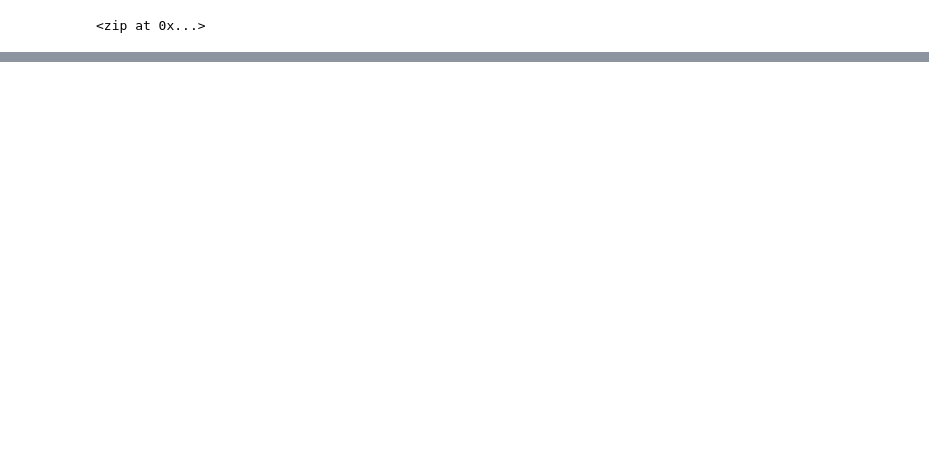
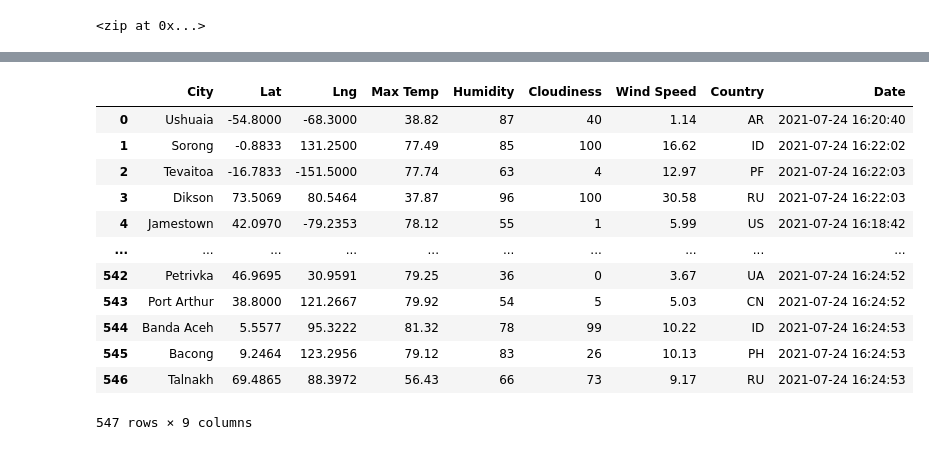
Before and after one commit to ljyoung79/World_Weather_Analysis, a Jupyter notebook: WeatherPy.ipynb, the cells around one changed output, grey strips where cells are left out. Cells and saved outputs as stored; diff of their text form; code cells hidden in the pictures; blank space fills up the shorter version.

Commit message:
Updating WeatherPy file.

```diff
--- a/WeatherPy.ipynb
+++ b/WeatherPy.ipynb
@@ -34,0 +41,3 @@ len(cities)
+# %%
+#Starting URL for Weather Map API Call.
+url = "http://api.openweathermap.org/data/2.5/weather?units=Imperial&APPID=" + weather_api_key
@@ -34,0 +151,4 @@ len(cities)
+# %%
+#Convert the array of dictionaries top a Pandas DataFrame.
+city_data_df = pd.DataFrame(city_data)
+city_data_df.head(10)
@@ -34,0 +167,16 @@ len(cities)
+# %%
+city_data_df
+# %% [output]
+|  | City | Lat | Lng | Max Temp | Humidity | Cloudiness | Wind Speed | Country | Date |
+| 0 | Ushuaia | -54.8000 | -68.3000 | 38.82 | 87 | 40 | 1.14 | AR | 2021-07-24 16:20:40 |
+| 1 | Sorong | -0.8833 | 131.2500 | 77.49 | 85 | 100 | 16.62 | ID | 2021-07-24 16:22:02 |
+| 2 | Tevaitoa | -16.7833 | -151.5000 | 77.74 | 63 | 4 | 12.97 | PF | 2021-07-24 16:22:03 |
+| 3 | Dikson | 73.5069 | 80.5464 | 37.87 | 96 | 100 | 30.58 | RU | 2021-07-24 16:22:03 |
+| 4 | Jamestown | 42.0970 | -79.2353 | 78.12 | 55 | 1 | 5.99 | US | 2021-07-24 16:18:42 |
+| ... | ... | ... | ... | ... | ... | ... | ... | ... | ... |
+| 542 | Petrivka | 46.9695 | 30.9591 | 79.25 | 36 | 0 | 3.67 | UA | 2021-07-24 16:24:52 |
+| 543 | Port Arthur | 38.8000 | 121.2667 | 79.92 | 54 | 5 | 5.03 | CN | 2021-07-24 16:24:52 |
+| 544 | Banda Aceh | 5.5577 | 95.3222 | 81.32 | 78 | 99 | 10.22 | ID | 2021-07-24 16:24:53 |
+| 545 | Bacong | 9.2464 | 123.2956 | 79.12 | 83 | 26 | 10.13 | PH | 2021-07-24 16:24:53 |
+| 546 | Talnakh | 69.4865 | 88.3972 | 56.43 | 66 | 73 | 9.17 | RU | 2021-07-24 16:24:53 |
+547 rows × 9 columns
```
Also changed, not shown: parts of 9 cells of this notebook, 3 other files.
